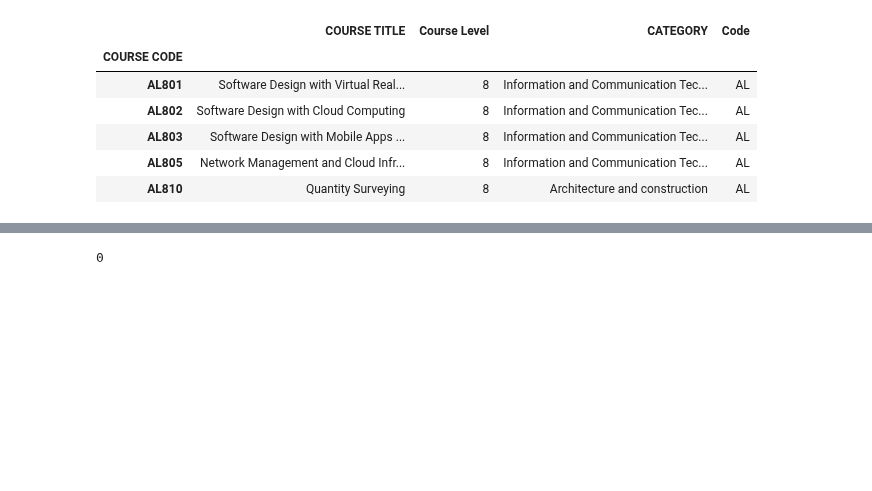
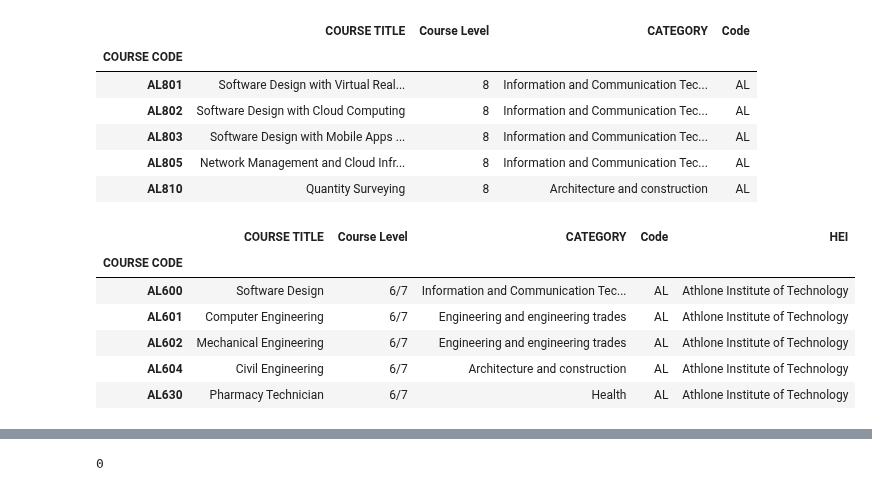
Before and after one commit to przemekbil/FoDA_2021, a Jupyter notebook: cao.ipynb, the cells around one changed output, grey strips where cells are left out. Saved outputs shown, nothing was run; the diff lists cells and outputs as text; code cells hidden in the pictures; blank space fills up the shorter version.

Commit message:
Level 7 and 6 courses renamed to 6/7

```diff
--- a/cao.ipynb
+++ b/cao.ipynb
@@ -1247,6 +1250,22 @@ allcourses.head()
 | AL803 | Software Design with Mobile Apps ... | 8 | Information and Communication Tec... | AL |
 | AL805 | Network Management and Cloud Infr... | 8 | Information and Communication Tec... | AL |
 | AL810 | Quantity Surveying | 8 | Architecture and construction | AL |
+# %%
+# Wen 'Course Level' is equal to 6 or 7, I'll place '6/7' instead:
+# as per: https://www.dataquest.io/blog/tutorial-add-column-pandas-dataframe-based-on-if-else-condition/
+allcourses['Course Level'] = np.where(allcourses['Course Level']== 7, "6/7", allcourses['Course Level'])
+allcourses['Course Level'] = np.where(allcourses['Course Level']== 6, "6/7", allcourses['Course Level'])
+# %%
+# Check if the above swap of values worked correctly
+allcourses[allcourses['Course Level']== "6/7"].head()
+# %% [output]
+|  | COURSE TITLE | Course Level | CATEGORY | Code | HEI |
+| COURSE CODE |  |  |  |  |  |
+| AL600 | Software Design | 6/7 | Information and Communication Tec... | AL | Athlone Institute of Technology |
+| AL601 | Computer Engineering | 6/7 | Engineering and engineering trades | AL | Athlone Institute of Technology |
+| AL602 | Mechanical Engineering | 6/7 | Engineering and engineering trades | AL | Athlone Institute of Technology |
+| AL604 | Civil Engineering | 6/7 | Architecture and construction | AL | Athlone Institute of Technology |
+| AL630 | Pharmacy Technician | 6/7 | Health | AL | Athlone Institute of Technology |
 # %%
 # Add Higher Education Institution name to the Corse Code df
 
```
Also changed, not shown: parts of 6 cells of this notebook, 7 other files.
